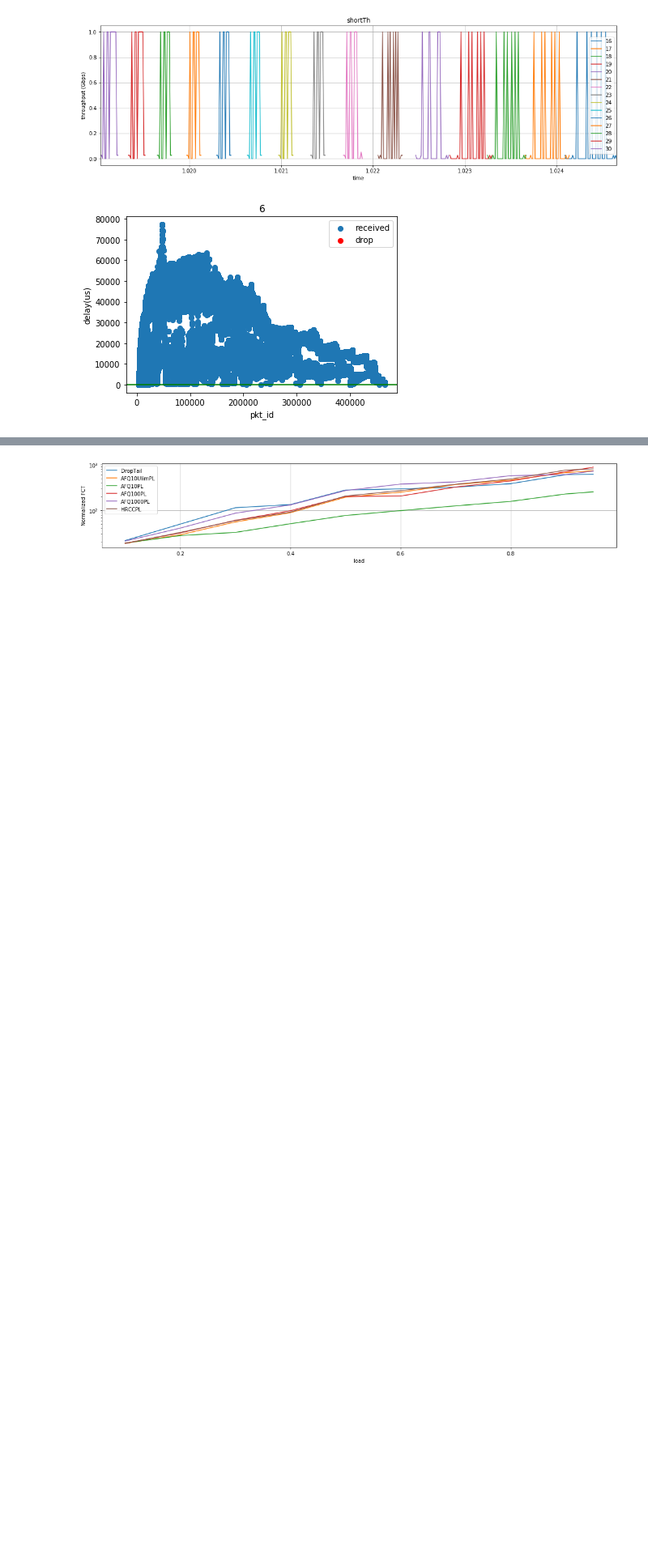
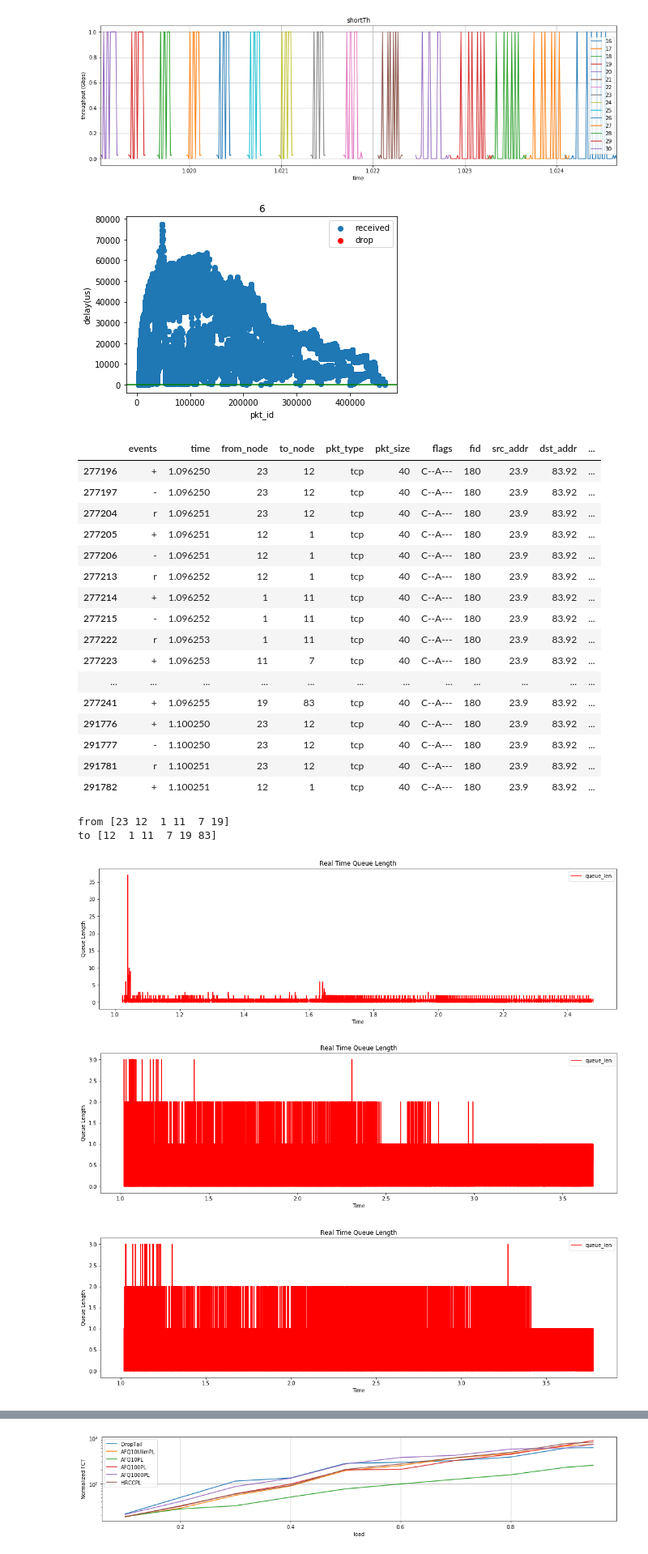
Before and after one commit to FruitBrother/Gearbox, a Jupyter notebook: analysis/FCT_analysis-8.ipynb, the cells around one changed output, grey strips where cells are left out. Shown at 81% size. Drawn from its saved outputs; the diff is of its cells as text; code cells hidden in the pictures; blank space fills up the shorter version.

```diff
--- a/analysis/FCT_analysis-8.ipynb
+++ b/analysis/FCT_analysis-8.ipynb
@@ -240,3 +277,37 @@ Delay_6 = DelayAnalysis("/home/ovs2/lining/Gearbox/automatic/", \
 Delay_6.print_pkt_delay(12, '6')
 # %% [output]
 [figure]
+# %%
+df_out_tr_6 = read_out_tr("/home/ovs2/lining/Gearbox/automatic/", \
+                              "HRCCPL_flow_200_0.9_Topology-incast-singlenode-large-number-8.tcl_out.tr")
+df = df_out_tr_6
+df_out = df.loc[df["pkt_type"].isin(["tcp"])]
+df_out = df_out.loc[df_out["fid"].isin([180])]
+display(df_out.head(20))
+print("from", df_out.from_node.unique())
+print("to", df_out.to_node.unique())
+for switch in df_out.from_node.unique():
+    cal_queue_len(df_out_tr_6, switch)
+# %% [output]
+|  | events | time | from_node | to_node | pkt_type | pkt_size | flags | fid | src_addr | dst_addr | ... |
+| 277196 | + | 1.096250 | 23 | 12 | tcp | 40 | C--A--- | 180 | 23.9 | 83.92 | ... |
+| 277197 | - | 1.096250 | 23 | 12 | tcp | 40 | C--A--- | 180 | 23.9 | 83.92 | ... |
+| 277204 | r | 1.096251 | 23 | 12 | tcp | 40 | C--A--- | 180 | 23.9 | 83.92 | ... |
+| 277205 | + | 1.096251 | 12 | 1 | tcp | 40 | C--A--- | 180 | 23.9 | 83.92 | ... |
+| 277206 | - | 1.096251 | 12 | 1 | tcp | 40 | C--A--- | 180 | 23.9 | 83.92 | ... |
+| 277213 | r | 1.096252 | 12 | 1 | tcp | 40 | C--A--- | 180 | 23.9 | 83.92 | ... |
+| 277214 | + | 1.096252 | 1 | 11 | tcp | 40 | C--A--- | 180 | 23.9 | 83.92 | ... |
+| 277215 | - | 1.096252 | 1 | 11 | tcp | 40 | C--A--- | 180 | 23.9 | 83.92 | ... |
+| 277222 | r | 1.096253 | 1 | 11 | tcp | 40 | C--A--- | 180 | 23.9 | 83.92 | ... |
+| 277223 | + | 1.096253 | 11 | 7 | tcp | 40 | C--A--- | 180 | 23.9 | 83.92 | ... |
+| ... | ... | ... | ... | ... | ... | ... | ... | ... | ... | ... | ... |
+| 277241 | + | 1.096255 | 19 | 83 | tcp | 40 | C--A--- | 180 | 23.9 | 83.92 | ... |
+| 291776 | + | 1.100250 | 23 | 12 | tcp | 40 | C--A--- | 180 | 23.9 | 83.92 | ... |
+| 291777 | - | 1.100250 | 23 | 12 | tcp | 40 | C--A--- | 180 | 23.9 | 83.92 | ... |
+| 291781 | r | 1.100251 | 23 | 12 | tcp | 40 | C--A--- | 180 | 23.9 | 83.92 | ... |
+| 291782 | + | 1.100251 | 12 | 1 | tcp | 40 | C--A--- | 180 | 23.9 | 83.92 | ... |
+from [23 12  1 11  7 19]
+to [12  1 11  7 19 83]
+[figure, added]
+[figure, added]
+[figure, added]
```
Also changed, not shown: parts of 2 cells of this notebook, 4 other files.
